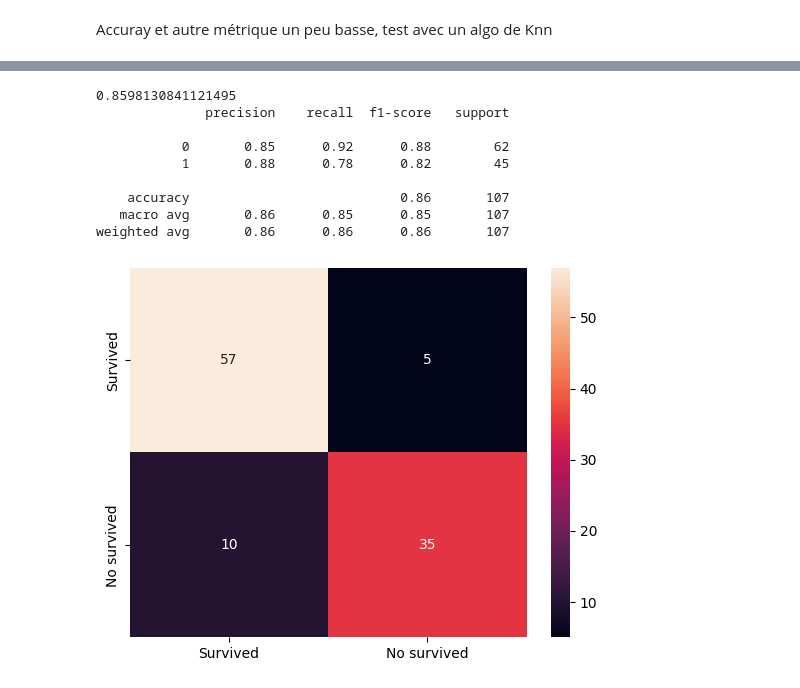
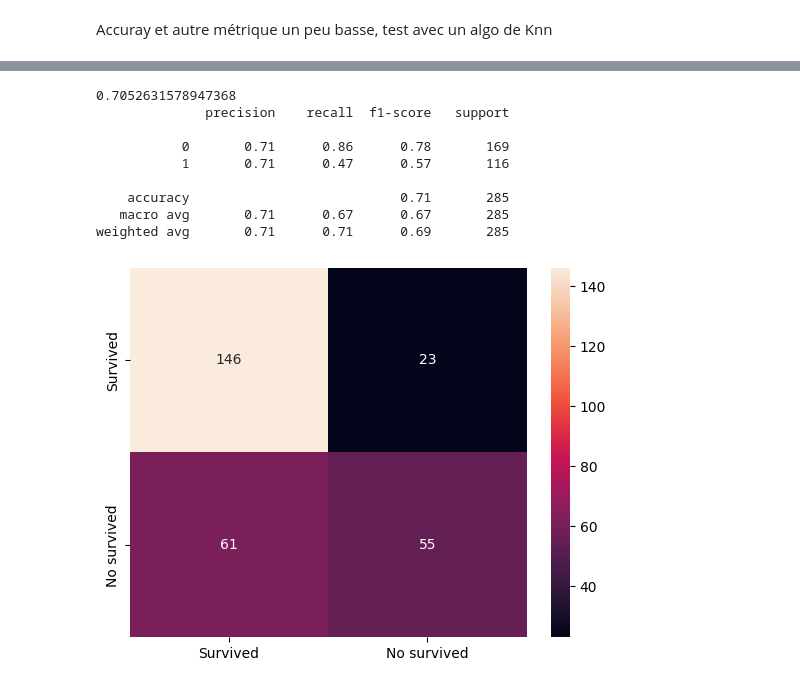
Before and after one commit to julienAboutard/Titanic-AI, a Jupyter notebook: Titanic.ipynb, the cells around one changed output, grey strips where cells are left out. Drawn from its saved outputs; the diff is of its cells as text; code cells hidden in the pictures.

```diff
--- a/Titanic.ipynb
+++ b/Titanic.ipynb
@@ -162,10 +130,10 @@ from sklearn.model_selection import train_test_split
 from sklearn.model_selection import learning_curve
 
 # On sépare les features du target :
-features, target = titanic_df_clean.loc[:, 'Pclass':'Num_sex'], titanic_df_clean["Survived"]
+features, target = titanic_df_clean.loc[:, 'Pclass':'Num_Embarked'], titanic_df_clean["Survived"]
 
 # On split notre dataframe en 2 :
-feat_train, feat_test, target_train, target_test = train_test_split(features, target, test_size = 0.15)
+feat_train, feat_test, target_train, target_test = train_test_split(features, target, test_size = 0.4)
 
 # On standardise :
 scaler = StandardScaler()
@@ -210,2 +178,38 @@ weighted avg       0.86      0.86      0.86       107
 # %% [markdown]
 Accuray et autre métrique un peu basse, test avec un algo de Knn
+# %%
+# Validation Curve
+from sklearn.model_selection import validation_curve
+
+parameter_range = np.linspace(1, 100, 100, dtype=int)
+
+# Calculate accuracy on training and test set using the
+# gamma parameter with 5-fold cross validation
+train_score, test_score = validation_curve(KNeighborsClassifier(),
+                                       feat_train,
+                                       target_train,
+                                       param_name = "n_neighbors",
+                                       param_range = parameter_range,
+                                        cv = 5, scoring = "accuracy")
+
+# Calculating mean of training score
+mean_train_score = np.mean(train_score, axis = 1)
+
+# Calculating mean of testing score
+mean_test_score = np.mean(test_score, axis = 1)
+
+# Plot mean accuracy scores for training and testing scores
+plt.plot(parameter_range, mean_train_score,
+     label = "Training Score", color = 'b')
+plt.plot(parameter_range, mean_test_score,
+   label = "Cross Validation Score", color = 'g')
+
+# Creating the plot
+plt.title("Validation Curve with KNN Classifier")
+plt.xlabel("Number of Neighbours")
+plt.ylabel("Accuracy")
+plt.tight_layout()
+plt.legend(loc = 'best')
+plt.show()
+
+kopti=parameter_range.take(mean_test_score.argmax())
@@ -212,34 +243,34 @@ Accuray et autre métrique un peu basse, test avec un algo de Knn
 # %%
 # On initalise le modèle :
-neighbors_classif = KNeighborsClassifier(n_neighbors=2)
+neighbors_classif = KNeighborsClassifier(n_neighbors=kopti)
 
 # On l'entraîne sur nos données d'entraînement :
 neighbors_classif.fit(feat_train, target_train)
 
 # On l'utilise pour prédire sur les données de test :
 predict_class = neighbors_classif.predict(feat_test)
 
 # On calcule l'accuracy du modèle :
 acc = accuracy_score(predict_class, target_test)
 print(acc)
 
 # On ajoute des noms aux index et aux colonnes à la matrice de confusion
 classes_names = ['Survived','No survived']
 cm = pd.DataFrame(confusion_matrix(target_test, predict_class),
                   columns=classes_names, index = classes_names)
 
 # On affiche une heatmap de seaborn pour visualiser la matrice de confusion
 sns.heatmap(cm, annot=True, fmt='d')
 
 print(classification_report(target_test, predict_class))
 # %% [output]
-0.8598130841121495
+0.7052631578947368
               precision    recall  f1-score   support
 
-           0       0.85      0.92      0.88        62
-           1       0.88      0.78      0.82        45
+           0       0.71      0.86      0.78       169
+           1       0.71      0.47      0.57       116
 
-    accuracy                           0.86       107
-   macro avg       0.86      0.85      0.85       107
-weighted avg       0.86      0.86      0.86       107
+    accuracy                           0.71       285
+   macro avg       0.71      0.67      0.67       285
+weighted avg       0.71      0.71      0.69       285
-[figure, old version]
+[figure, new version]
```
Also changed, not shown: parts of 13 cells of this notebook.
